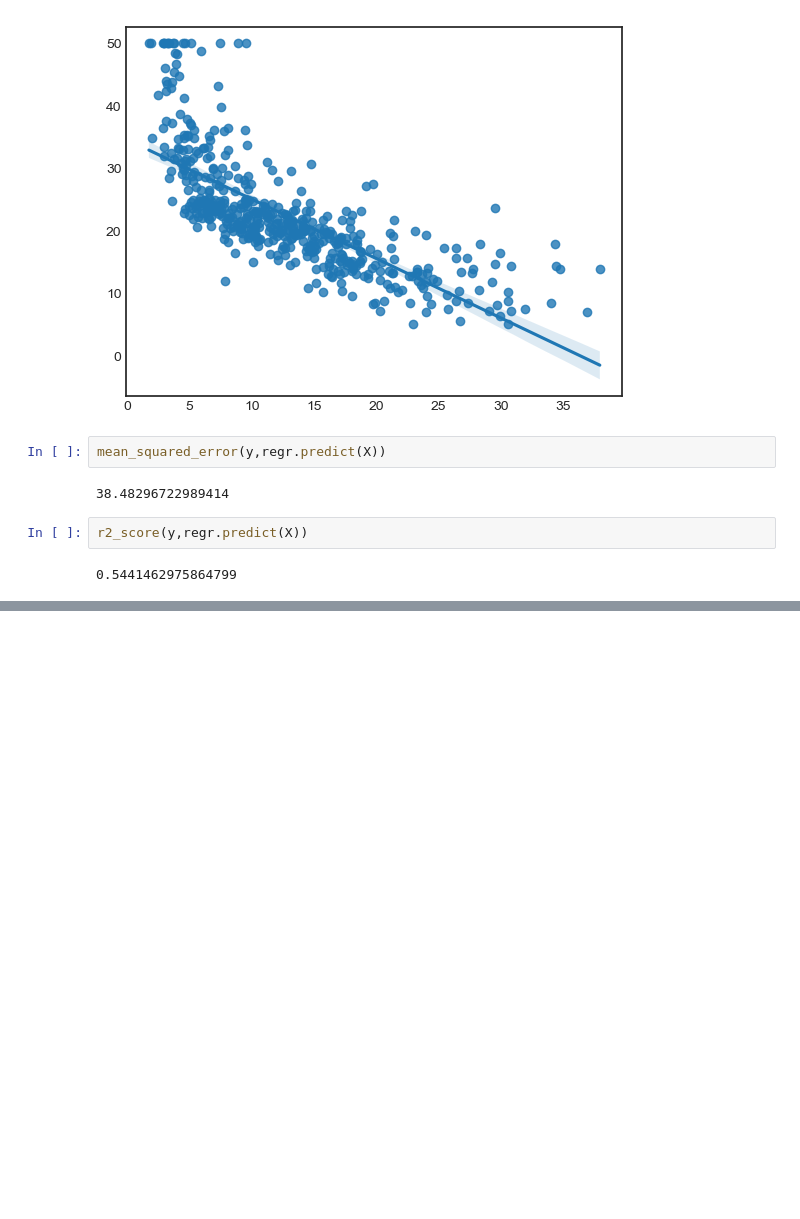
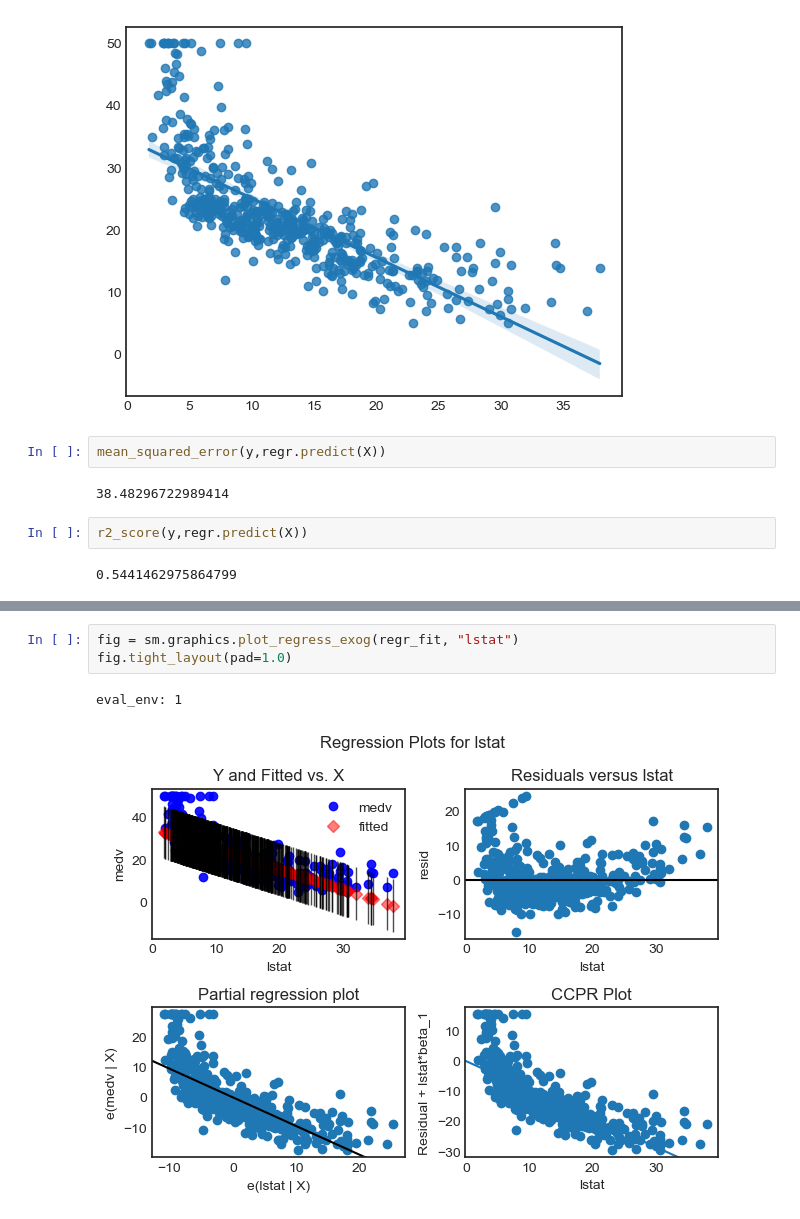
Before and after one commit to ASarkar94/ISLRv2, a Jupyter notebook: ch03_linear_regression/ch03_linear_regresion_01.ipynb, the cells around one changed output, grey strips where cells are left out. Saved outputs shown, nothing was run; the diff lists cells and outputs as text; blank space fills up the shorter version.

```diff
--- a/ch03_linear_regression/ch03_linear_regresion_01.ipynb
+++ b/ch03_linear_regression/ch03_linear_regresion_01.ipynb
@@ -164,0 +255,6 @@ Length: 506, dtype: float64
+# %%
+fig = sm.graphics.plot_regress_exog(regr_fit, "lstat")
+fig.tight_layout(pad=1.0)
+# %% [output]
+eval_env: 1
+[figure, added]
```
Also changed, not shown: parts of 21 cells of this notebook, 25 other files.
